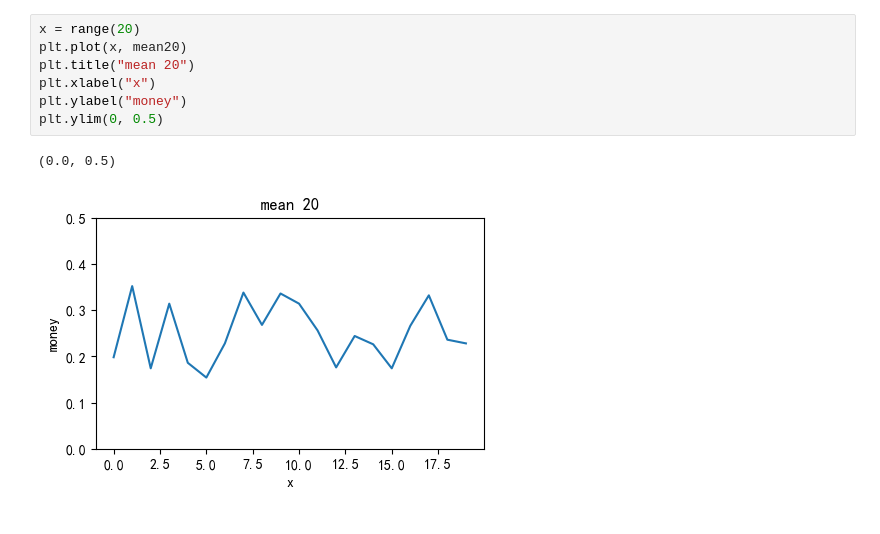
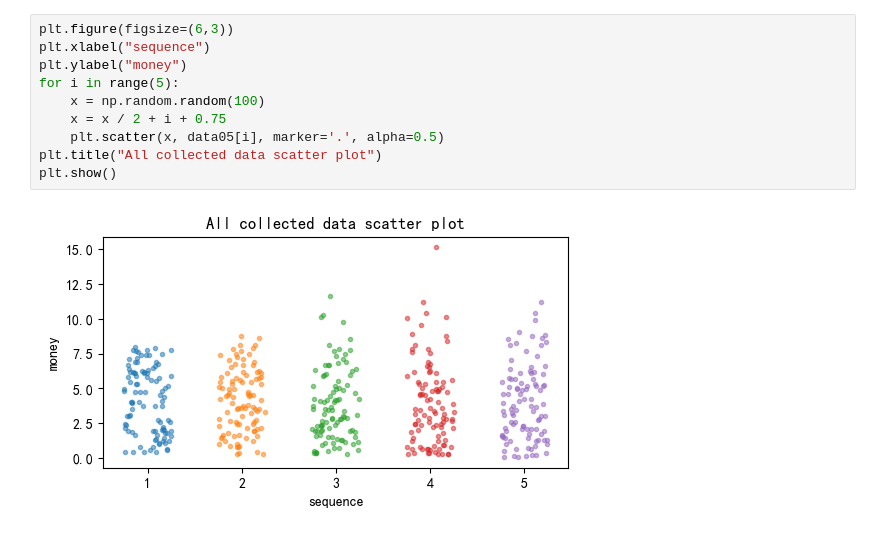
Before and after one commit to qinchao2022/SI140A-project, a Jupyter notebook: main.ipynb, the cells around one changed output. Cells and saved outputs as stored; diff of their text form.

Commit message:
validation of correctness of data collected

```diff
--- a/main.ipynb
+++ b/main.ipynb
@@ -42,11 +42,13 @@ plt.ylim(0, 0.5)
 [figure]
-# %%
-x = range(20)
-plt.plot(x, mean20)
-plt.title("mean 20")
-plt.xlabel("x")
-plt.ylabel("money")
-plt.ylim(0, 0.5)
-# %% [output]
-(0.0, 0.5)
-[figure, removed]
+# %%
+plt.figure(figsize=(6,3))
+plt.xlabel("sequence")
+plt.ylabel("money")
+for i in range(5):
+    x = np.random.random(100)
+    x = x / 2 + i + 0.75
+    plt.scatter(x, data05[i], marker='.', alpha=0.5)
+plt.title("All collected data scatter plot")
+plt.show()
+# %% [output]
+[figure, added]
```
Also changed, not shown: parts of 14 cells of this notebook, 1 other file.
